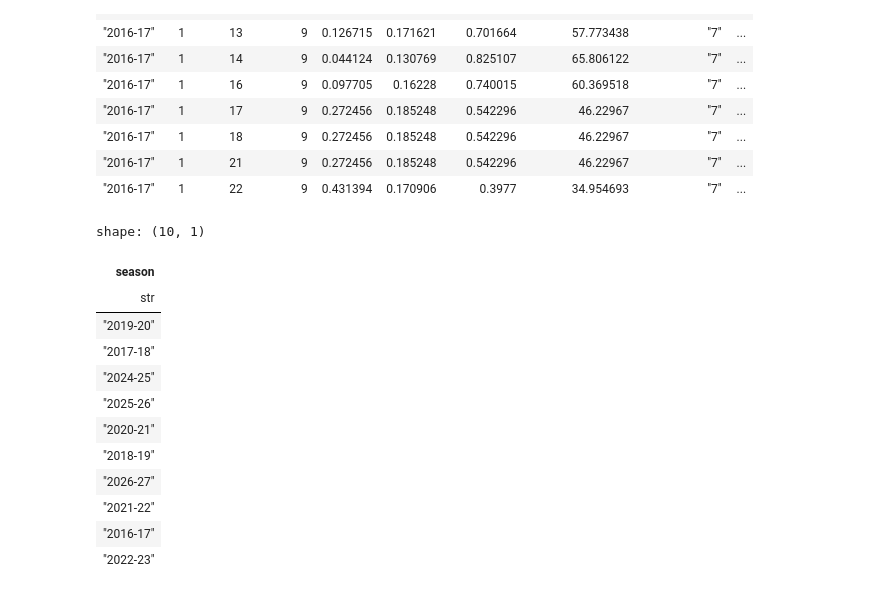
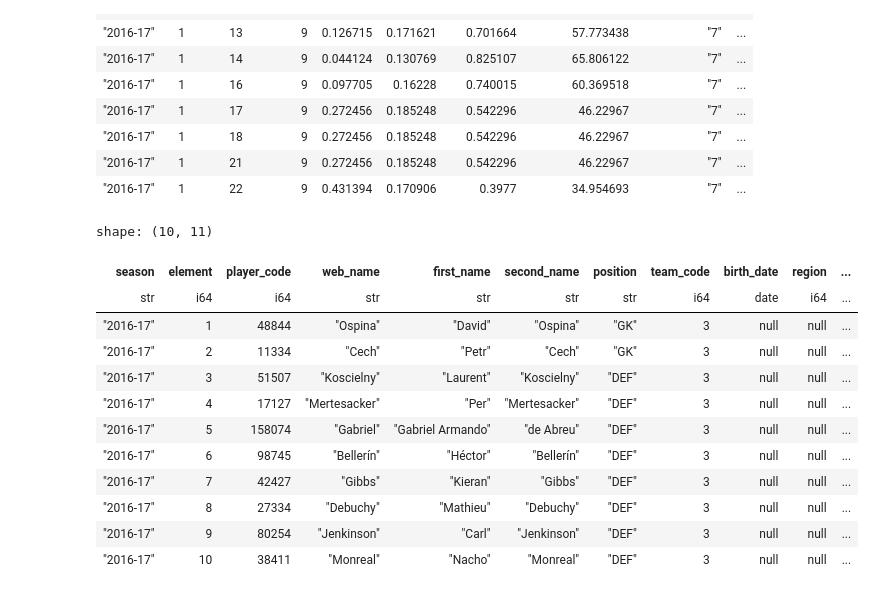
Before and after one commit to jme-taylor/fantasy_football, a Jupyter notebook: notebooks/260714_initial_defender_model.ipynb, the cells around one changed output. Cells and saved outputs as stored; diff of their text form; code cells hidden in the pictures.

```diff
--- a/notebooks/260714_initial_defender_model.ipynb
+++ b/notebooks/260714_initial_defender_model.ipynb
@@ -76,22 +88,22 @@ shape: (10, 11)
 | "2016-17" | 1 | 21 | 9 | 0.272456 | 0.185248 | 0.542296 | 46.22967 | "7" | ... |
 | "2016-17" | 1 | 22 | 9 | 0.431394 | 0.170906 | 0.3977 | 34.954693 | "7" | ... |
 # %%
-player_season = connection.sql("SELECT DISTINCT season FROM player_season").pl()
+player_season = connection.sql("SELECT * FROM player_season").pl()
 player_season.head(10)
 # %% [output]
-shape: (10, 1)
+shape: (10, 11)
-| season |
-| str |
-| "2019-20" |
-| "2017-18" |
-| "2024-25" |
-| "2025-26" |
-| "2020-21" |
-| "2018-19" |
-| "2026-27" |
-| "2021-22" |
-| "2016-17" |
-| "2022-23" |
+| season | element | player_code | web_name | first_name | second_name | position | team_code | birth_date | region | ... |
+| str | i64 | i64 | str | str | str | str | i64 | date | i64 | ... |
+| "2016-17" | 1 | 48844 | "Ospina" | "David" | "Ospina" | "GK" | 3 | null | null | ... |
+| "2016-17" | 2 | 11334 | "Cech" | "Petr" | "Cech" | "GK" | 3 | null | null | ... |
+| "2016-17" | 3 | 51507 | "Koscielny" | "Laurent" | "Koscielny" | "DEF" | 3 | null | null | ... |
+| "2016-17" | 4 | 17127 | "Mertesacker" | "Per" | "Mertesacker" | "DEF" | 3 | null | null | ... |
+| "2016-17" | 5 | 158074 | "Gabriel" | "Gabriel Armando" | "de Abreu" | "DEF" | 3 | null | null | ... |
+| "2016-17" | 6 | 98745 | "Bellerín" | "Héctor" | "Bellerín" | "DEF" | 3 | null | null | ... |
+| "2016-17" | 7 | 42427 | "Gibbs" | "Kieran" | "Gibbs" | "DEF" | 3 | null | null | ... |
+| "2016-17" | 8 | 27334 | "Debuchy" | "Mathieu" | "Debuchy" | "DEF" | 3 | null | null | ... |
+| "2016-17" | 9 | 80254 | "Jenkinson" | "Carl" | "Jenkinson" | "DEF" | 3 | null | null | ... |
+| "2016-17" | 10 | 38411 | "Monreal" | "Nacho" | "Monreal" | "DEF" | 3 | null | null | ... |
 # %%
 base_sql = """
 SELECT
```
Also changed, not shown: parts of 15 cells of this notebook, 9 other files.
